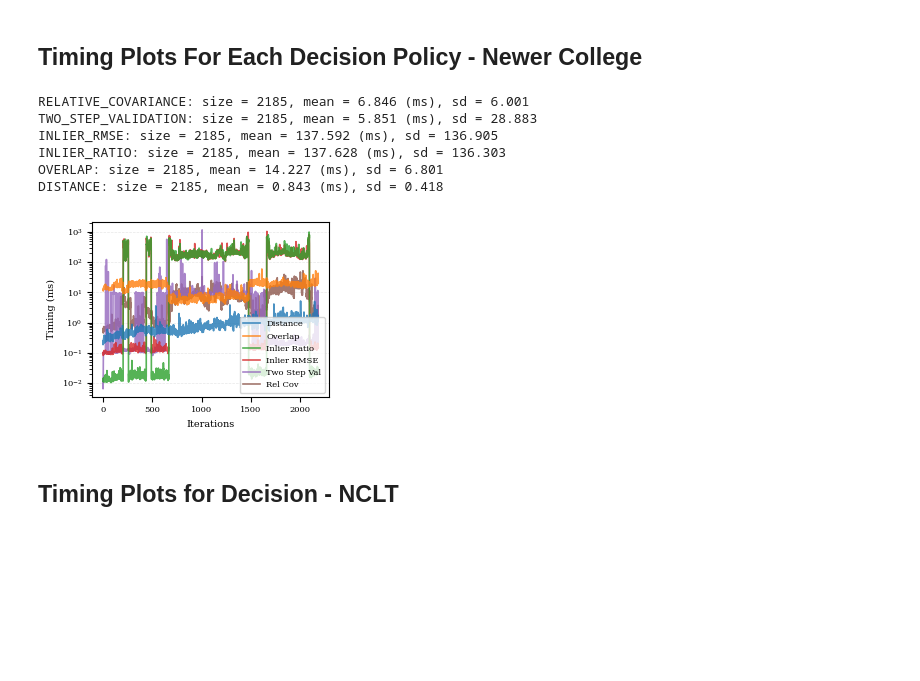
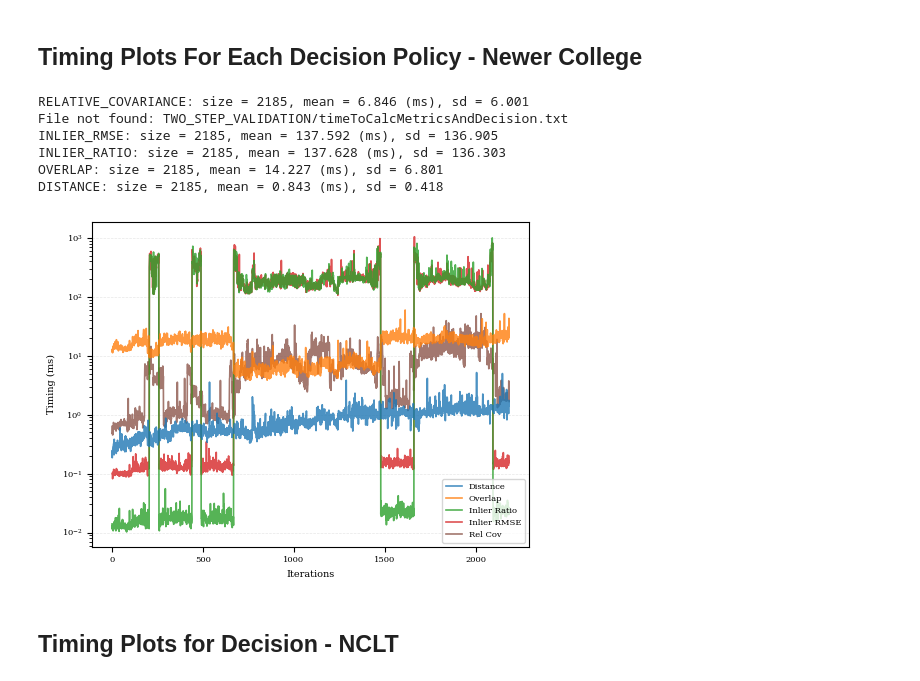
Before and after one commit to BYU-FROST-Lab/SEAMS, a Jupyter notebook: evaluations/evaluations.ipynb, the cells around one changed output. Cells and saved outputs as stored; diff of their text form; code cells hidden in the pictures; blank space fills up the shorter version.

```diff
--- a/evaluations/evaluations.ipynb
+++ b/evaluations/evaluations.ipynb
@@ -30,6 +30,7 @@ from multiSession.SessionManager import SessionManager
 from common.groundTruthLoader import GroundTruthLoader
 
 policy_labels = {
+    "NONE": "None",
     "DISTANCE": "Distance",
     "OVERLAP": "Overlap",
     "INLIER_RATIO": "Inlier Ratio",
@@ -40,6 +41,7 @@ policy_labels = {
 }
 
 policy_colors = {
+    "NONE": "C6",
     "DISTANCE": "C0",
     "OVERLAP": "C1",
     "INLIER_RATIO": "C2",
@@ -49,4 +51,6 @@ policy_colors = {
     "RELATIVE_COVARIANCE": "C5"
 }
 
-figure_directory = Path("/home/benb/Pictures/ICRA_2027")
+# figure_directory = Path().home() / "Pictures/ICRA_2027"
+figure_directory = Path().home() / "Pictures/MastersThesis"
+ws_dir = Path().home() / "decision_policy_python"
@@ -61,7 +61,8 @@ import matplotlib.pyplot as plt
 # IEEE Conference Formatting Config
 # -------------------------------------------------------------------
 # Single-column width = 3.5 inches; Full-width = 7.16 inches
-WIDTH_SINGLE = 3.5
+# WIDTH_SINGLE = 3.5 # ICRA
+WIDTH_SINGLE = 5.0 # Thesis
 WIDTH_DOUBLE = 7.16
 
 # Aspect ratio helper (e.g., 4:3 ratio -> height = width * 0.75)
@@ -348,8 +413,8 @@ plt.savefig(figure_directory / "Boundary_Node_Covariance_Change_Plot.pdf", forma
 # %% [markdown]
 ## Timing Plots For Each Decision Policy - Newer College
 # %%
-mainDir = Path("/home/benb/blocklio/python/results/accuracyEval/nc/exact/post/park__cloister__quad-hard__quad-medium__quad-easy")
-secondaryDir = Path("/home/benb/blocklio/python/results/twoStepEval2/nc/exact/post/park__cloister__quad-hard__quad-medium__quad-easy")
+mainDir = Path().home() / "decision_policy_python/results/accuracyEval/nc/exact/post/park__cloister__quad-hard__quad-medium__quad-easy"
+secondaryDir = Path().home() / "decision_policy_python/results/twoStepEval2/nc/exact/post/park__cloister__quad-hard__quad-medium__quad-easy"
 
 timing_data: dict[str, np.ndarray] = {}
 figName = "Timing Decision Policy"
@@ -368,35 +433,35 @@ for dt in reversed(DecisionType):
     if not tmpPath.is_file():
         print(f"File not found: {str(dt.name + "/timeToCalcMetricsAndDecision.txt")}")
         continue
 
     timing_data[dt.name] = np.loadtxt(tmpPath)
     print(f"{dt.name}: size = {timing_data[dt.name].size}, mean = {np.mean(timing_data[dt.name])*1e3:.3f} (ms), sd = {np.std(timing_data[dt.name]*1e3):.3f}")
     lines += ax.plot(timing_data[dt.name] * 1e3, label=policy_labels[dt.name], color=policy_colors[dt.name], alpha=0.8)
 
 
 # twoOptionFile = Path("/home/benb/blocklio/python/results/accuracyEval/nc/exact/post2option/park__cloister__quad-hard__quad_medium__quad-easy/TWO_STEP_VALIDATION/timeToCalcMetricsAndDecision.txt")
 # twoOptionData = np.loadtxt(twoOptionFile)
 # lines += ax.plot(twoOptionData * 1e3, label="Two Option", alpha=0.8)
 
 plt.yscale("log")
 plt.xlabel("Iterations")
 plt.ylabel("Timing (ms)")
 # plt.title("Decision Policy Timing Comparison")
 # lines.reverse()
 # labels = [line.get_label() for line in lines]
 # plt.legend(lines, labels, loc="lower right",)
 plt.legend(loc="lower right", reverse=True)
 
 # plt.legend(loc="upper right")
 plt.grid(axis='y', linestyle='--')
 # %% [output]
 RELATIVE_COVARIANCE: size = 2185, mean = 6.846 (ms), sd = 6.001
-TWO_STEP_VALIDATION: size = 2185, mean = 5.851 (ms), sd = 28.883
+File not found: TWO_STEP_VALIDATION/timeToCalcMetricsAndDecision.txt
 INLIER_RMSE: size = 2185, mean = 137.592 (ms), sd = 136.905
 INLIER_RATIO: size = 2185, mean = 137.628 (ms), sd = 136.303
 OVERLAP: size = 2185, mean = 14.227 (ms), sd = 6.801
 DISTANCE: size = 2185, mean = 0.843 (ms), sd = 0.418
-[figure, old version]
+[figure, new version]
 # %%
 plt.savefig(figure_directory / "Policy_Timing_Comparison_NC.pdf", format="pdf", dpi=300)#, bbox_inches="tight")
 # %% [markdown]
```
Also changed, not shown: parts of 10 cells of this notebook, 13 other files.
